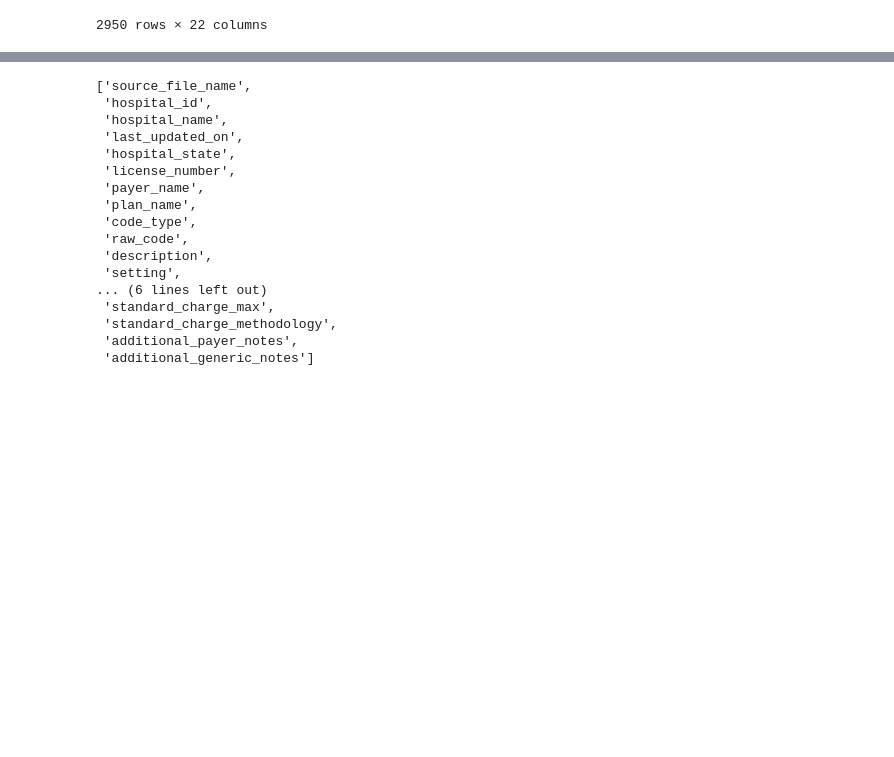
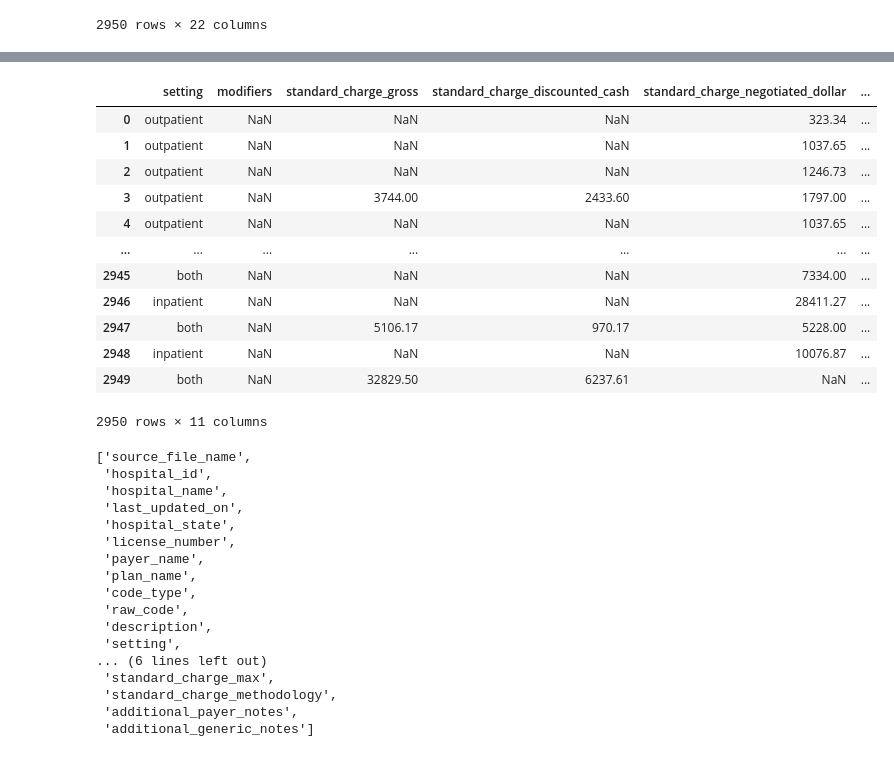
Before and after one commit to adaduvai/serifhealth_takehome_ds_ad, a Jupyter notebook: Serif Health Take-Home Assessment.ipynb, the cells around one changed output, grey strips where cells are left out. Drawn from its saved outputs; the diff is of its cells as text; code cells hidden in the pictures; blank space fills up the shorter version.

Commit message:
Add notes on initial data exploration

```diff
--- a/Serif Health Take-Home Assessment.ipynb
+++ b/Serif Health Take-Home Assessment.ipynb
@@ -126,3 +161,19 @@ hospital_data
+# %%
+hospital_data.iloc[:,11:]
+# %% [output]
+|  | setting | modifiers | standard_charge_gross | standard_charge_discounted_cash | standard_charge_negotiated_dollar | ... |
+| 0 | outpatient | NaN | NaN | NaN | 323.34 | ... |
+| 1 | outpatient | NaN | NaN | NaN | 1037.65 | ... |
+| 2 | outpatient | NaN | NaN | NaN | 1246.73 | ... |
+| 3 | outpatient | NaN | 3744.00 | 2433.60 | 1797.00 | ... |
+| 4 | outpatient | NaN | NaN | NaN | 1037.65 | ... |
+| ... | ... | ... | ... | ... | ... | ... |
+| 2945 | both | NaN | NaN | NaN | 7334.00 | ... |
+| 2946 | inpatient | NaN | NaN | NaN | 28411.27 | ... |
+| 2947 | both | NaN | 5106.17 | 970.17 | 5228.00 | ... |
+| 2948 | inpatient | NaN | NaN | NaN | 10076.87 | ... |
+| 2949 | both | NaN | 32829.50 | 6237.61 | NaN | ... |
+2950 rows × 11 columns
 # %%
 list(hospital_data)
 # %% [output]
```
Also changed, not shown: parts of 10 cells of this notebook.
